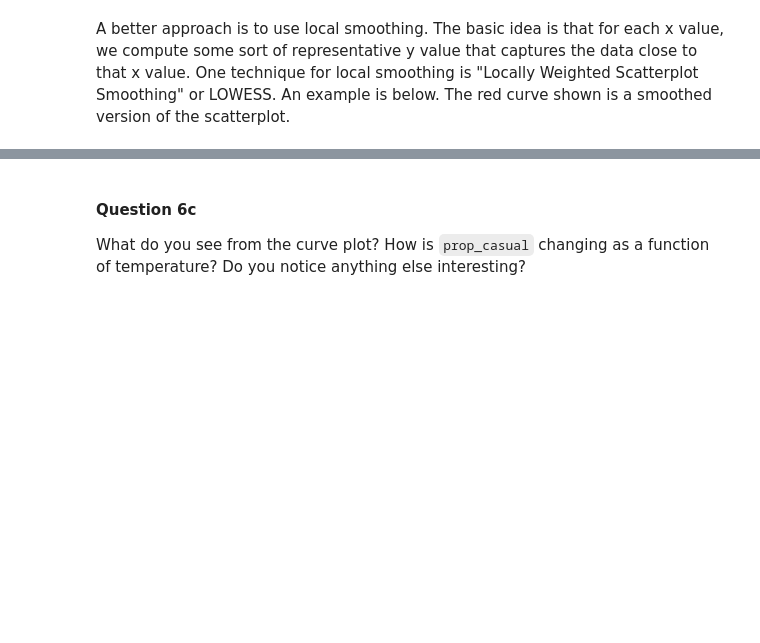
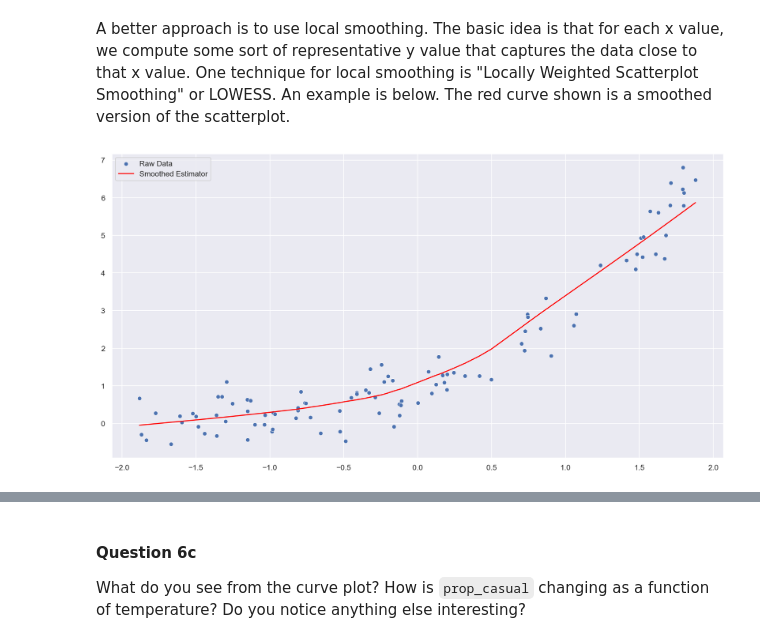
Before and after one commit to jasonwuzzz/data-100, a Jupyter notebook: hw/hw04/hw04.ipynb, the cells around one changed output, grey strips where cells are left out. Cells and saved outputs as stored; diff of their text form; code cells hidden in the pictures; blank space fills up the shorter version.

```diff
--- a/hw/hw04/hw04.ipynb
+++ b/hw/hw04/hw04.ipynb
@@ -698,14 +721,16 @@ A better approach is to use local smoothing. The basic idea is that for each x v
 # %%
 from statsmodels.nonparametric.smoothers_lowess import lowess
 # Make noisy data
 xobs = np.sort(np.random.rand(100)*4.0 - 2)
 yobs = np.exp(xobs) + np.random.randn(100) / 2.0
-sns.scatterplot(xobs, yobs, label="Raw Data")
+sns.scatterplot(x=xobs, y=yobs, label="Raw Data")
 
 # Predict 'smoothed' valued for observations
 ysmooth = lowess(yobs, xobs, return_sorted=False)
-sns.lineplot(xobs, ysmooth, label="Smoothed Estimator", color='red')
+sns.lineplot(x=xobs, y=ysmooth, label="Smoothed Estimator", color='red')
 plt.legend();
+# %% [output]
+[figure, added]
 # %% [markdown]
 <!-- BEGIN QUESTION -->
 
```
Also changed, not shown: parts of 19 cells of this notebook.
